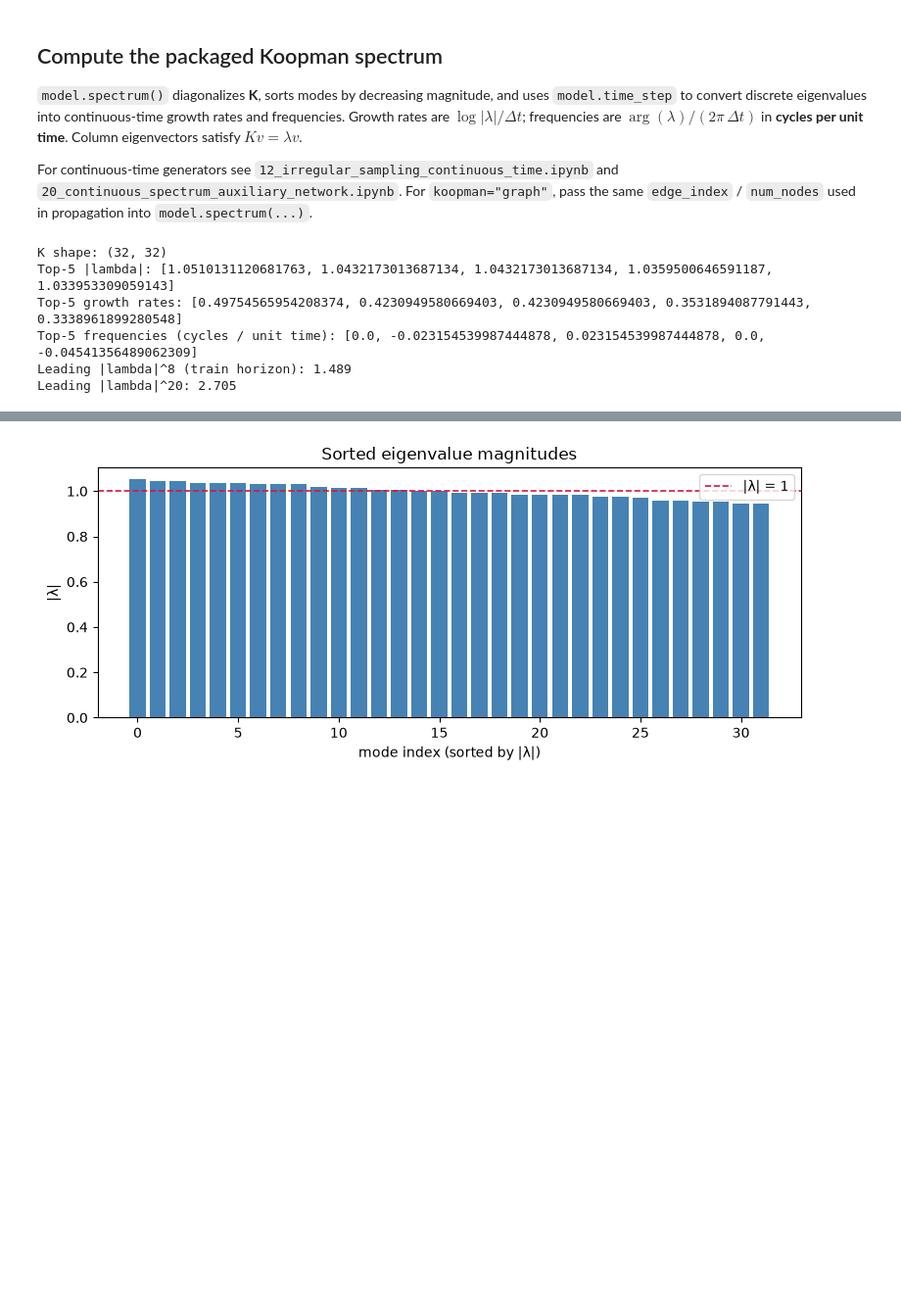
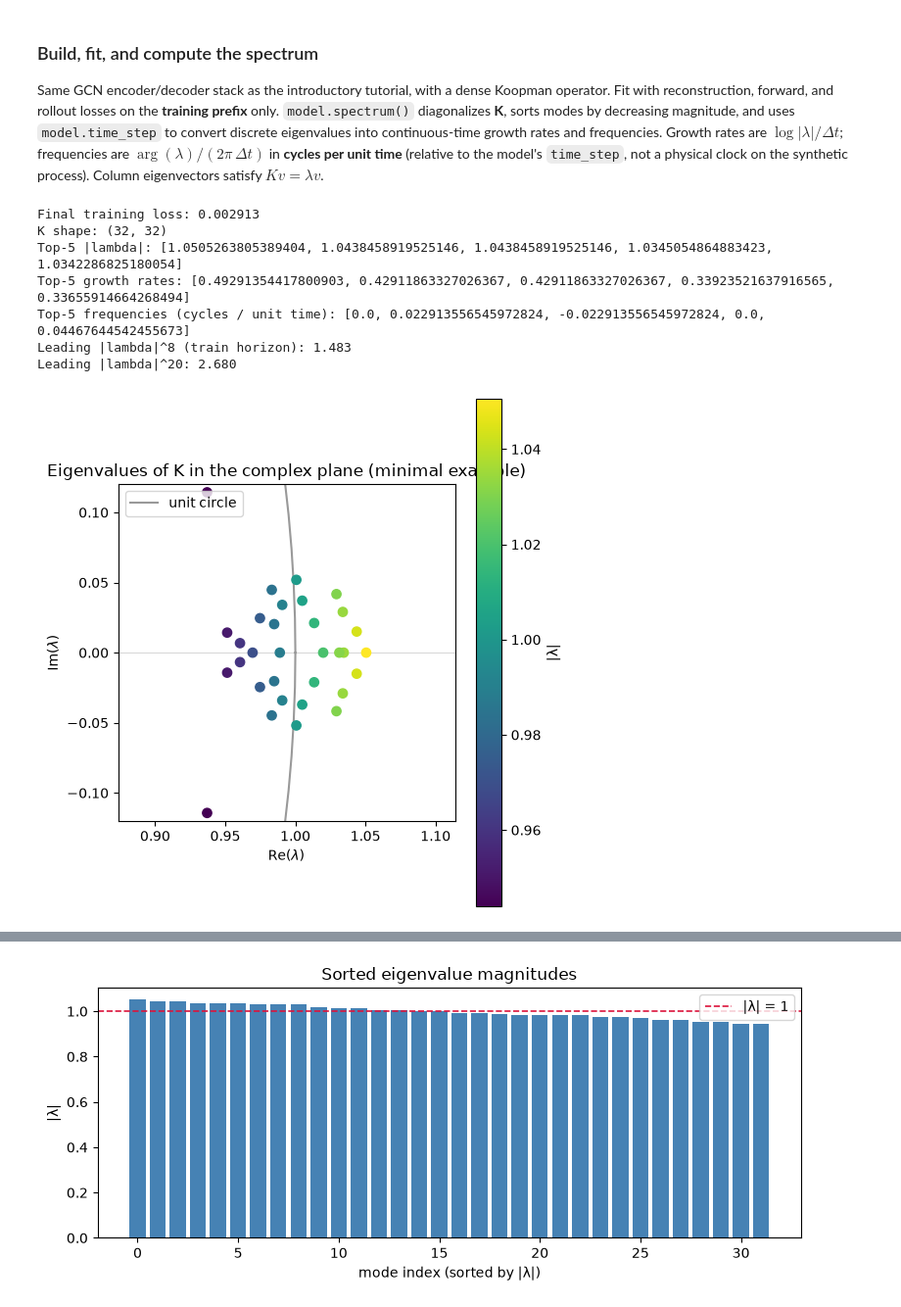
Before and after one commit to tjkessler/KoopmanGraph, a Jupyter notebook: examples/07_koopman_spectrum.ipynb, the cells around one changed output, grey strips where cells are left out. Shown at 98% size. Saved outputs shown, nothing was run; the diff lists cells and outputs as text; code cells hidden in the pictures; blank space fills up the shorter version.

```diff
--- a/examples/07_koopman_spectrum.ipynb
+++ b/examples/07_koopman_spectrum.ipynb
@@ -142,9 +164,17 @@ data_sequence = SyntheticDynamicGraphBenchmark.generate(
     noise_std=0.01,
 )
 
+TRAIN_END = 20
+train_sequence = data_sequence.slice(0, TRAIN_END)
+holdout = data_sequence.slice(TRAIN_END, data_sequence.num_timesteps)
+
 print(
     f"Generated {data_sequence.num_timesteps} snapshots on "
     f"{data_sequence.num_nodes} nodes, {data_sequence.in_channels} features."
 )
+print(
+    f"Train length: {train_sequence.num_timesteps}; "
+    f"holdout length: {holdout.num_timesteps}."
+)
 # %% [output]
 Generated 30 snapshots on 20 nodes, 3 features.
@@ -194,41 +182,80 @@ Final training loss: 0.003050
 # %% [markdown]
-## Compute the packaged Koopman spectrum
+### Build, fit, and compute the spectrum
 
-``model.spectrum()`` diagonalizes **K**, sorts modes by decreasing magnitude, and uses
-``model.time_step`` to convert discrete eigenvalues into continuous-time growth rates
-and frequencies. Growth rates are $\log|\lambda| / \Delta t$; frequencies are
-$\arg(\lambda) / (2\pi\,\Delta t)$ in **cycles per unit time**. Column eigenvectors
-satisfy $K v = \lambda v$.
-
-For continuous-time generators see ``12_irregular_sampling_continuous_time.ipynb`` and
-``20_continuous_spectrum_auxiliary_network.ipynb``. For ``koopman="graph"``, pass the
-same ``edge_index`` / ``num_nodes`` used in propagation into ``model.spectrum(...)``.
+Same GCN encoder/decoder stack as the introductory tutorial, with a dense Koopman
+operator. Fit with reconstruction, forward, and rollout losses on the **training
+prefix** only. ``model.spectrum()`` diagonalizes **K**, sorts modes by decreasing
+magnitude, and uses ``model.time_step`` to convert discrete eigenvalues into
+continuous-time growth rates and frequencies. Growth rates are
+$\log|\lambda| / \Delta t$; frequencies are $\arg(\lambda) / (2\pi\,\Delta t)$ in
+**cycles per unit time** (relative to the model's ``time_step``, not a physical clock
+on the synthetic process). Column eigenvectors satisfy $K v = \lambda v$.
 # %%
+in_channels = data_sequence.in_channels
+hidden_channels = 64
+latent_dim = 32
+out_channels = in_channels
+
+# Seed before constructing modules so initial weights are reproducible.
+_ = torch.manual_seed(SEED)
+encoder = GNNEncoder(in_channels, hidden_channels, latent_dim)
+decoder = GNNDecoder(latent_dim, hidden_channels, out_channels)
+model = GraphKoopmanModel(
+    encoder=encoder,
+    decoder=decoder,
+    latent_dim=latent_dim,
+    time_step=0.1,
+)
+
+loss_weights = LossWeights(reconstruction=1.0, forward=1.0, rollout=1.0)
+rollout_horizon = 8
+EPOCHS = 40 if os.environ.get("PYTEST_CURRENT_TEST") else 150
+
+history = model.fit(
+    train_sequence,
+    epochs=EPOCHS,
+    lr=1e-3,
+    loss_weights=loss_weights,
+    rollout_horizon=rollout_horizon,
+    rollout_start_seed=SEED,
+)
+
 model.eval()
 spectrum = model.spectrum()
 # ``.matrix`` is the operator contract; for dense discrete K it equals ``.K``.
 # ``spectrum`` eigenpairs are already sorted by descending |λ|.
 K = model.koopman.matrix.detach().cpu()
 eigvals = spectrum.eigenvalues.detach().cpu()
 eigvecs = spectrum.eigenvectors.detach().cpu()
 magnitudes = spectrum.magnitudes.detach().cpu()
 growth_rates = spectrum.growth_rates.detach().cpu()
 frequencies = spectrum.frequencies.detach().cpu()
 
 lead_mag = float(magnitudes[0])
+print(f"Final training loss: {history.loss[-1]:.6f}")
 print(f"K shape: {tuple(K.shape)}")
 print(f"Top-5 |lambda|: {magnitudes[:5].tolist()}")
 print(f"Top-5 growth rates: {growth_rates[:5].tolist()}")
 print(f"Top-5 frequencies (cycles / unit time): {frequencies[:5].tolist()}")
 print(
     f"Leading |lambda|^{rollout_horizon} (train horizon): {lead_mag ** rollout_horizon:.3f}"
 )
 print(f"Leading |lambda|^20: {lead_mag ** 20:.3f}")
+
+fig, ax = plt.subplots(figsize=(5.5, 5.5))
+scatter = plot_spectrum(spectrum, ax=ax, limits="data")
+ax.set_title("Eigenvalues of K in the complex plane (minimal example)")
+ax.legend(loc="upper left")
+fig.colorbar(scatter, ax=ax, label="|λ|")
+fig.tight_layout()
+plt.show()
 # %% [output]
+Final training loss: 0.002913
 K shape: (32, 32)
-Top-5 |lambda|: [1.0510131120681763, 1.0432173013687134, 1.0432173013687134, 1.0359500646591187, 1.033953309059143]
-Top-5 growth rates: [0.49754565954208374, 0.4230949580669403, 0.4230949580669403, 0.3531894087791443, 0.3338961899280548]
-Top-5 frequencies (cycles / unit time): [0.0, -0.023154539987444878, 0.023154539987444878, 0.0, -0.04541356489062309]
-Leading |lambda|^8 (train horizon): 1.489
-Leading |lambda|^20: 2.705
+Top-5 |lambda|: [1.0505263805389404, 1.0438458919525146, 1.0438458919525146, 1.0345054864883423, 1.0342286825180054]
+Top-5 growth rates: [0.49291354417800903, 0.42911863327026367, 0.42911863327026367, 0.33923521637916565, 0.33655914664268494]
+Top-5 frequencies (cycles / unit time): [0.0, 0.022913556545972824, -0.022913556545972824, 0.0, 0.04467644542455673]
+Leading |lambda|^8 (train horizon): 1.483
+Leading |lambda|^20: 2.680
+[figure, added]
 # %% [markdown]
```
Also changed, not shown: parts of 28 cells of this notebook, 52 other files.
